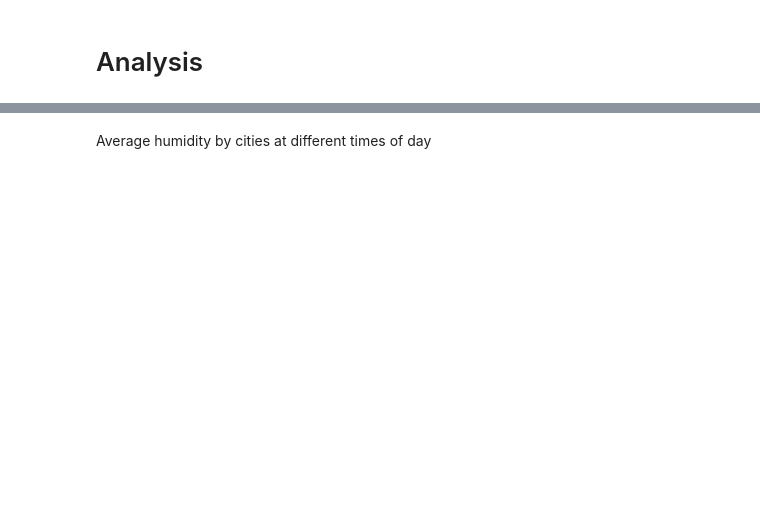
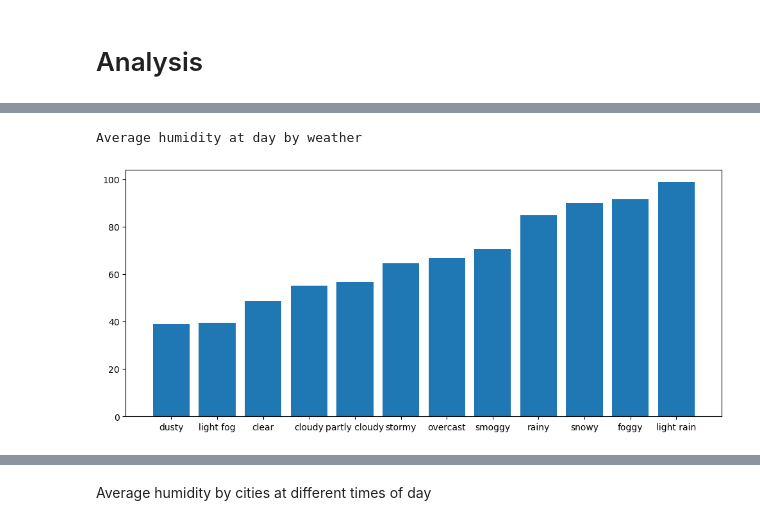
Before and after one commit to olzhas547/Kazakhstan_weather_analytics, a Jupyter notebook: analysis.ipynb, the cells around one changed output, grey strips where cells are left out. Cells and saved outputs as stored; diff of their text form; code cells hidden in the pictures; blank space fills up the shorter version.

```diff
--- a/analysis.ipynb
+++ b/analysis.ipynb
@@ -392,0 +397,5 @@ press_night
+# %%
+avg_by_weather('hum')
+# %% [output]
+Average humidity at day by weather
+[figure, added]
```
Also changed, not shown: parts of 43 cells of this notebook, 1 other file.
